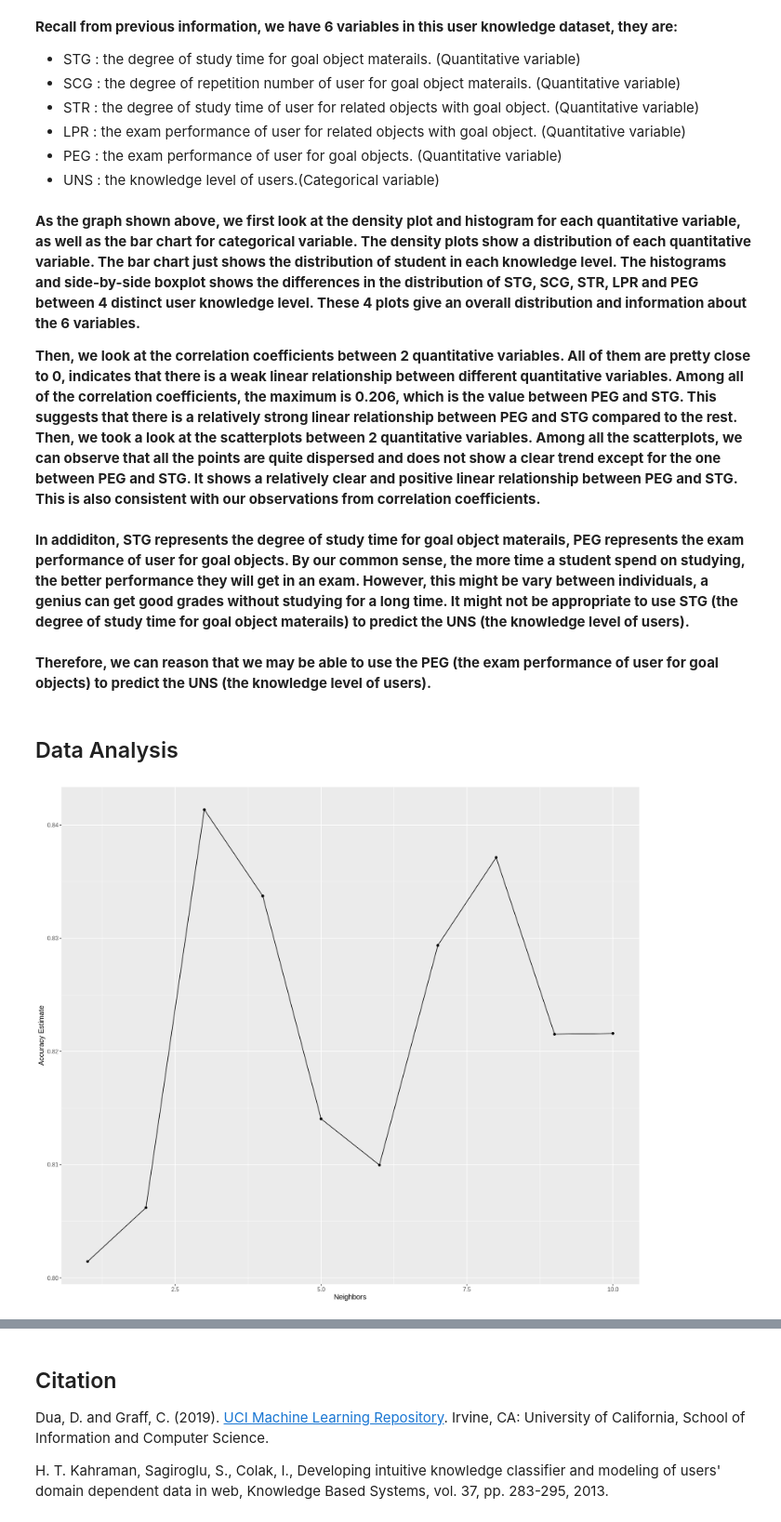
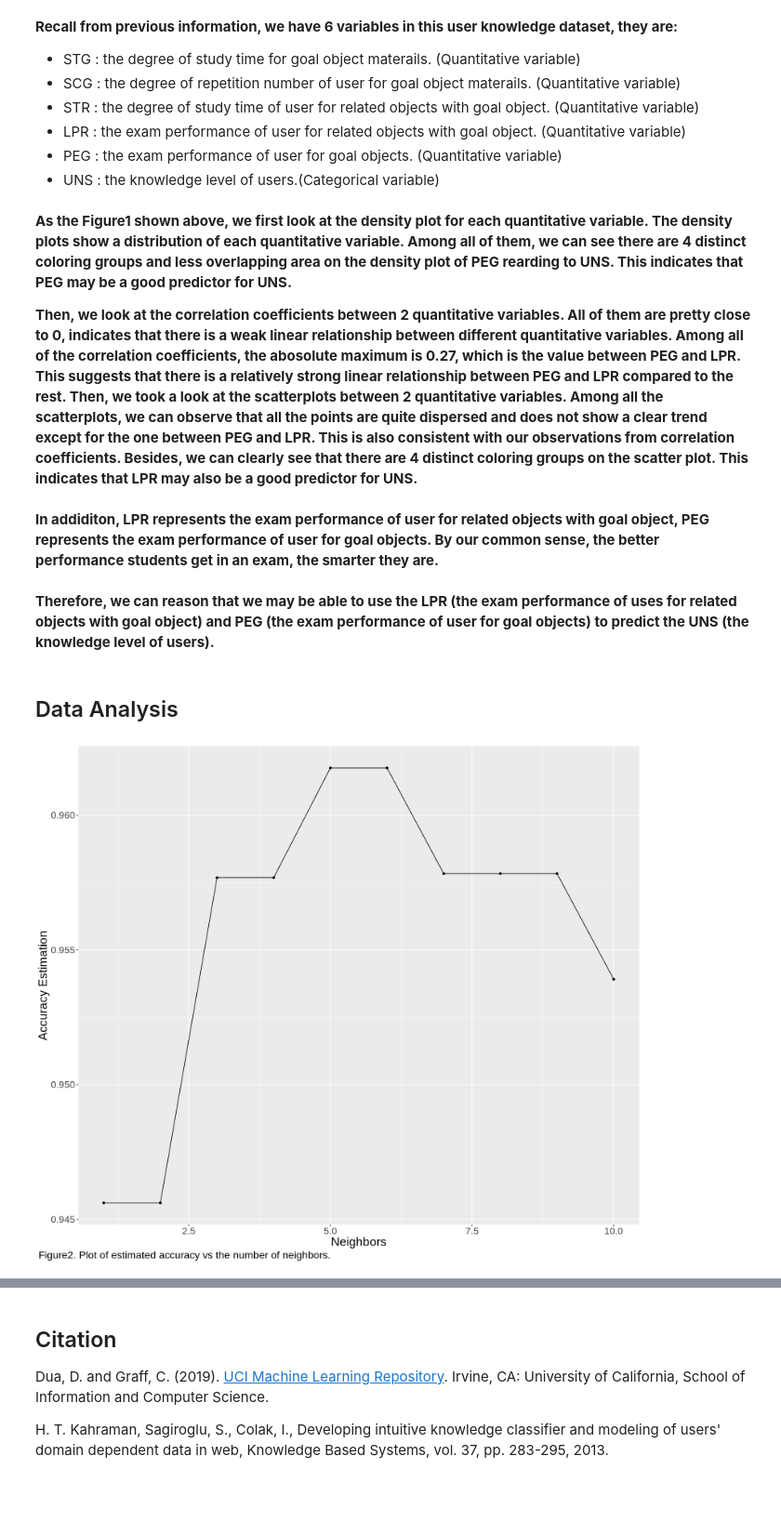
Before and after one commit to kzhang0113/group_8_ds_project, a Jupyter notebook: group_8_final_project.ipynb, the cells around one changed output, grey strips where cells are left out. Shown: that part at 93% size. Cells and saved outputs as stored; diff of their text form; code cells hidden in the pictures; blank space fills up the shorter version.

```diff
--- a/group_8_final_project.ipynb
+++ b/group_8_final_project.ipynb
@@ -74,19 +78,20 @@ As we can see from the two datasets above, they are almost clean. We only need t
 # %%
 # clean the training and testing data, and making sure that the target variable, UNS, is a factor type
-training_data <- mutate(training_data, UNS = as_factor(UNS))
-testing_data <- mutate(testing_data, UNS = as_factor(UNS))
 
 # unite value format
 training_data$UNS = tolower(training_data$UNS)
 training_data <- training_data %>%
                  mutate(UNS = as_factor(UNS))
+print("Training Data")
 training_data
 
 testing_data$UNS = tolower(testing_data$UNS)
 testing_data <- testing_data %>%
     mutate(UNS = str_replace(UNS, " ", "_")) %>%
     mutate(UNS = as_factor(UNS))
+print("Testing Data")
 testing_data
+
 
 # test missing values
 
@@ -204,59 +212,51 @@ relationship_plot
 * PEG : the exam performance of user for goal objects. (Quantitative variable)
 * UNS : the knowledge level of users.(Categorical variable)
 # %% [markdown]
-**As the graph shown above, we first look at the density plot and histogram for each quantitative variable, as well as the bar chart for categorical variable. The density plots show a distribution of each quantitative variable. The bar chart just shows the distribution of student in each knowledge level. The histograms and side-by-side boxplot shows the differences in the distribution of STG, SCG, STR, LPR and PEG between 4 distinct user knowledge level. These 4 plots give an overall distribution and information about the 6 variables.**
+**As the Figure1 shown above, we first look at the density plot for each quantitative variable. The density plots show a distribution of each quantitative variable. Among all of them, we can see there are 4 distinct coloring groups and less overlapping area on the density plot of PEG rearding to UNS. This indicates that PEG may be a good predictor for UNS.**
 
-**Then, we look at the correlation coefficients between 2 quantitative variables. All of them are pretty close to 0, indicates that there is a weak linear relationship between different quantitative variables. Among all of the correlation coefficients, the maximum is 0.206, which is the value between PEG and STG. This suggests that there is a relatively strong linear relationship between PEG and STG compared to the rest. Then, we took a look at the scatterplots between 2 quantitative variables. Among all the scatterplots, we can observe that all the points are quite dispersed and does not show a clear trend except for the one between PEG and STG. It shows a relatively clear and positive linear relationship between PEG and STG. This is also consistent with our observations from correlation coefficients.**
+**Then, we look at the correlation coefficients between 2 quantitative variables. All of them are pretty close to 0, indicates that there is a weak linear relationship between different quantitative variables. Among all of the correlation coefficients, the abosolute maximum is 0.27, which is the value between PEG and LPR. This suggests that there is a relatively strong linear relationship between PEG and LPR compared to the rest. Then, we took a look at the scatterplots between 2 quantitative variables. Among all the scatterplots, we can observe that all the points are quite dispersed and does not show a clear trend except for the one between PEG and LPR. This is also consistent with our observations from correlation coefficients. Besides, we can clearly see that there are 4 distinct coloring groups on the scatter plot. This indicates that LPR may also be a good predictor for UNS.**
 # %% [markdown]
-**In addiditon, STG represents the degree of study time for goal object materails, PEG represents the exam performance of user for goal objects. By our common sense, the more time a student spend on studying, the better performance they will get in an exam. However, this might be vary between individuals, a genius can get good grades without studying for a long time. It might not be appropriate to use STG (the degree of study time for goal object materails) to predict the UNS (the knowledge level of users).**
+**In addiditon, LPR represents the exam performance of user for related objects with goal object, PEG represents the exam performance of user for goal objects. By our common sense, the better performance students get in an exam, the smarter they are.**
 # %% [markdown]
-**Therefore, we can reason that we may be able to use the PEG (the exam performance of user for goal objects) to predict the UNS (the knowledge level of users).**
+**Therefore, we can reason that we may be able to use the LPR (the exam performance of uses for related objects with goal object) and PEG (the exam performance of user for goal objects) to predict the UNS (the knowledge level of users).**
 # %% [markdown]
 ## Data Analysis
 # %%
+#Data analysis with PEG and LPR as the predictors for UNS
 
-# data analysis with PEG as the only predictor for UNS
+# create a recipe
+data_recipe <- recipe(UNS ~ PEG + LPR, data = training_data) %>%
+               step_scale(all_predictors()) %>%
+               step_center(all_predictors())
 
-# set the seed
-set.seed(12)
+# create k-nearest-neighbor model specification
+knn_spec <- nearest_neighbor(weight_func = "rectangular", neighbors = tune()) %>%
+            set_engine("kknn") %>%
+            set_mode("classification")
 
-# scale & center training data
-knowledge_recipe <- recipe(UNS ~ PEG, data = training_data) %>%
-  step_scale(all_predictors()) %>%
-  step_center(all_predictors())
+# perform 5-fold cross-validation
+data_vfold <- vfold_cv(training_data, v = 5, strata = UNS)
 
-# create knn model
-knn_spec <- nearest_neighbor(weight_func = "rectangular",
-                             neighbors = tune()) %>%
-  set_engine("kknn") %>%
-  set_mode("classification")
-
-# create fold
-knowledge_vfold <- vfold_cv(training_data, v = 5, strata = UNS)
-
-# specify k vals to tune
+# specify k_vals to tune
 k_vals <- tibble(neighbors = seq(from = 1, to = 10))
 
-# fit the knn model & aggregate accuracy results to a metric
-knn_results <- workflow() %>%
-                  add_recipe(knowledge_recipe) %>%
-                  add_model(knn_spec) %>%
-				  tune_grid(resamples = knowledge_vfold, grid = k_vals) %>%
-                  collect_metrics()
+# get the results
+data_results <- workflow() %>%
+                add_recipe(data_recipe) %>%
+                add_model(knn_spec) %>%
+                tune_grid(resamples = data_vfold, grid = k_vals) %>%
+                collect_metrics()
 
-accuracies <- knn_results %>%
-  filter(.metric == "accuracy")
+# filter accuracy
+accuracies <- data_results %>%
+              filter(.metric == "accuracy")
 
-# plot accuracies
-accuracy_vs_k <- ggplot(accuracies, aes(x = neighbors, y = mean)) +
-  geom_point() +
-  geom_line() +
-  labs(x = "Neighbors", y = "Accuracy Estimate") +
-  theme(text = element_text(size = 12))
-
-# determine the best K
-accuracy_vs_k
-
-# as seen from the graph, the best K is 8
+# plot the accuracy versus k
+accuracy_plot <- ggplot(accuracies, aes(x = neighbors, y = mean)) +
+                 geom_point() +
+                 geom_line() +
+                 labs(x = "Neighbors", y = "Accuracy Estimation", caption = "Figure2. Plot of estimated accuracy vs the number of neighbors.") +
+                 theme(text = element_text(size = 20), plot.caption.position = "plot", plot.caption = element_text(size = 17, hjust = 0))
+accuracy_plot
 # %% [output]
-[figure, old version]
+[figure, new version]
```
Also changed, not shown: parts of 12 cells of this notebook.
